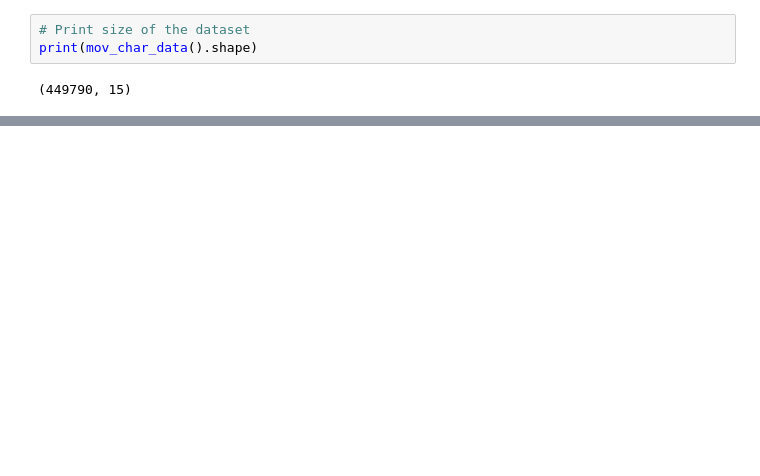
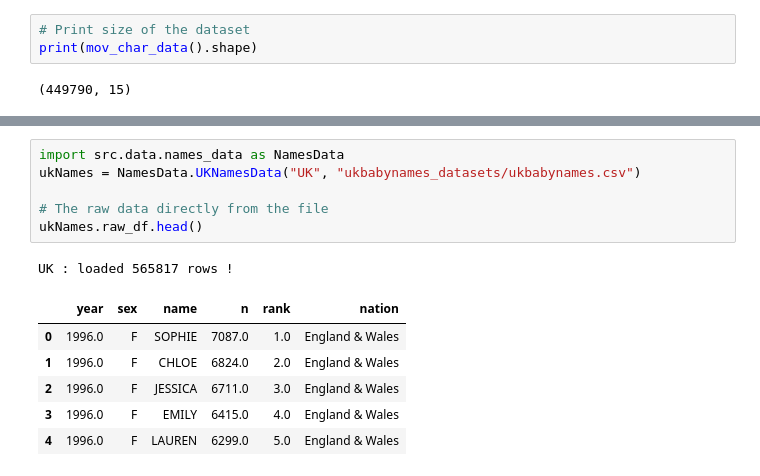
Before and after one commit to epfl-ada/ada-2024-project-dondata2025, a Jupyter notebook: results.ipynb, the cells around one changed output, grey strips where cells are left out. Cells and saved outputs as stored; diff of their text form; blank space fills up the shorter version.

Commit message:
Started the results notebook for names

```diff
--- a/results.ipynb
+++ b/results.ipynb
@@ -115,0 +164,14 @@ print(mov_char_data().shape)
+# %%
+import src.data.names_data as NamesData
+ukNames = NamesData.UKNamesData("UK", "ukbabynames_datasets/ukbabynames.csv")
+
+# The raw data directly from the file
+ukNames.raw_df.head()
+# %% [output]
+UK : loaded 565817 rows !
+|  | year | sex | name | n | rank | nation |
+| 0 | 1996.0 | F | SOPHIE | 7087.0 | 1.0 | England & Wales |
+| 1 | 1996.0 | F | CHLOE | 6824.0 | 2.0 | England & Wales |
+| 2 | 1996.0 | F | JESSICA | 6711.0 | 3.0 | England & Wales |
+| 3 | 1996.0 | F | EMILY | 6415.0 | 4.0 | England & Wales |
+| 4 | 1996.0 | F | LAUREN | 6299.0 | 5.0 | England & Wales |
```
Also changed, not shown: parts of 6 cells of this notebook.
